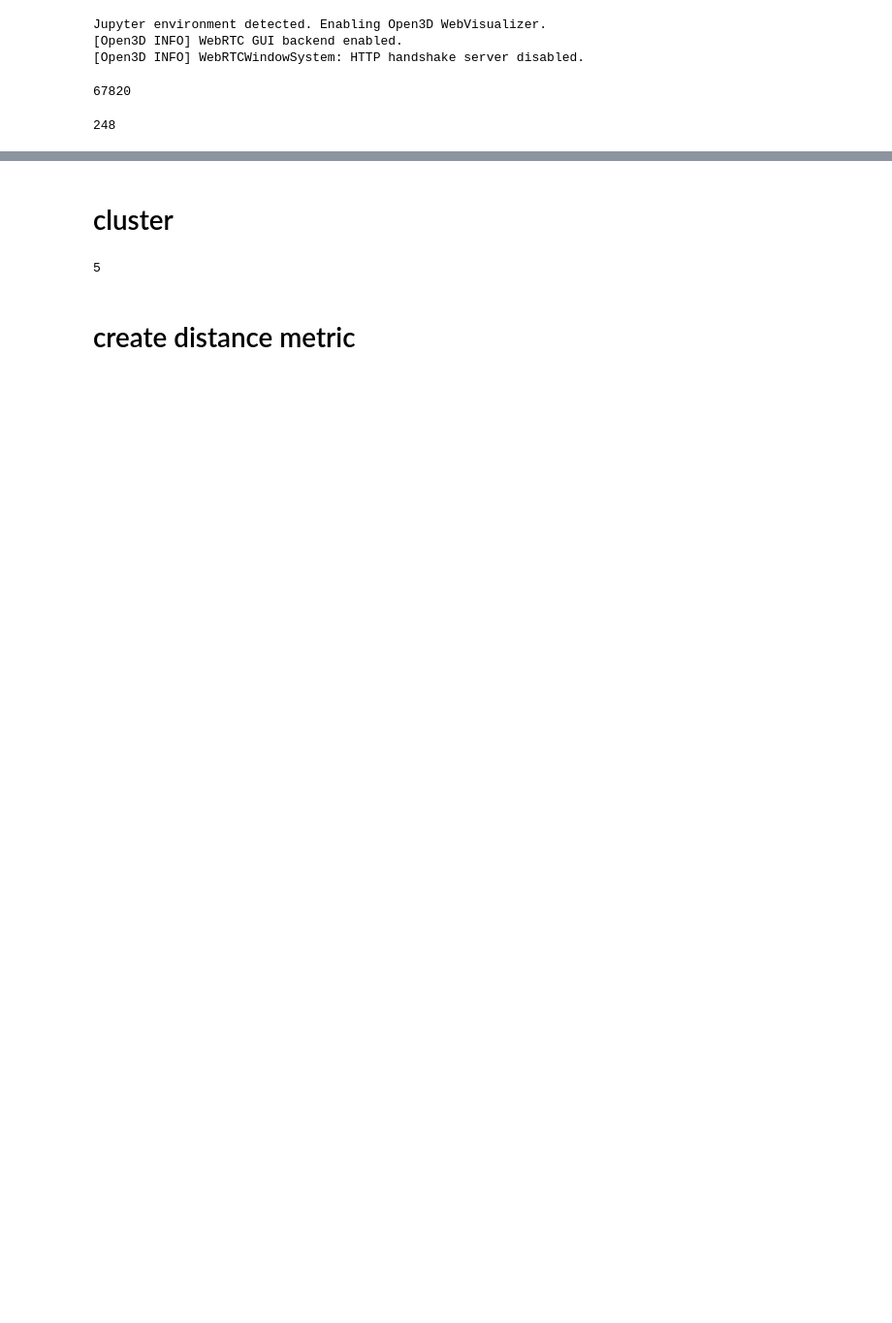
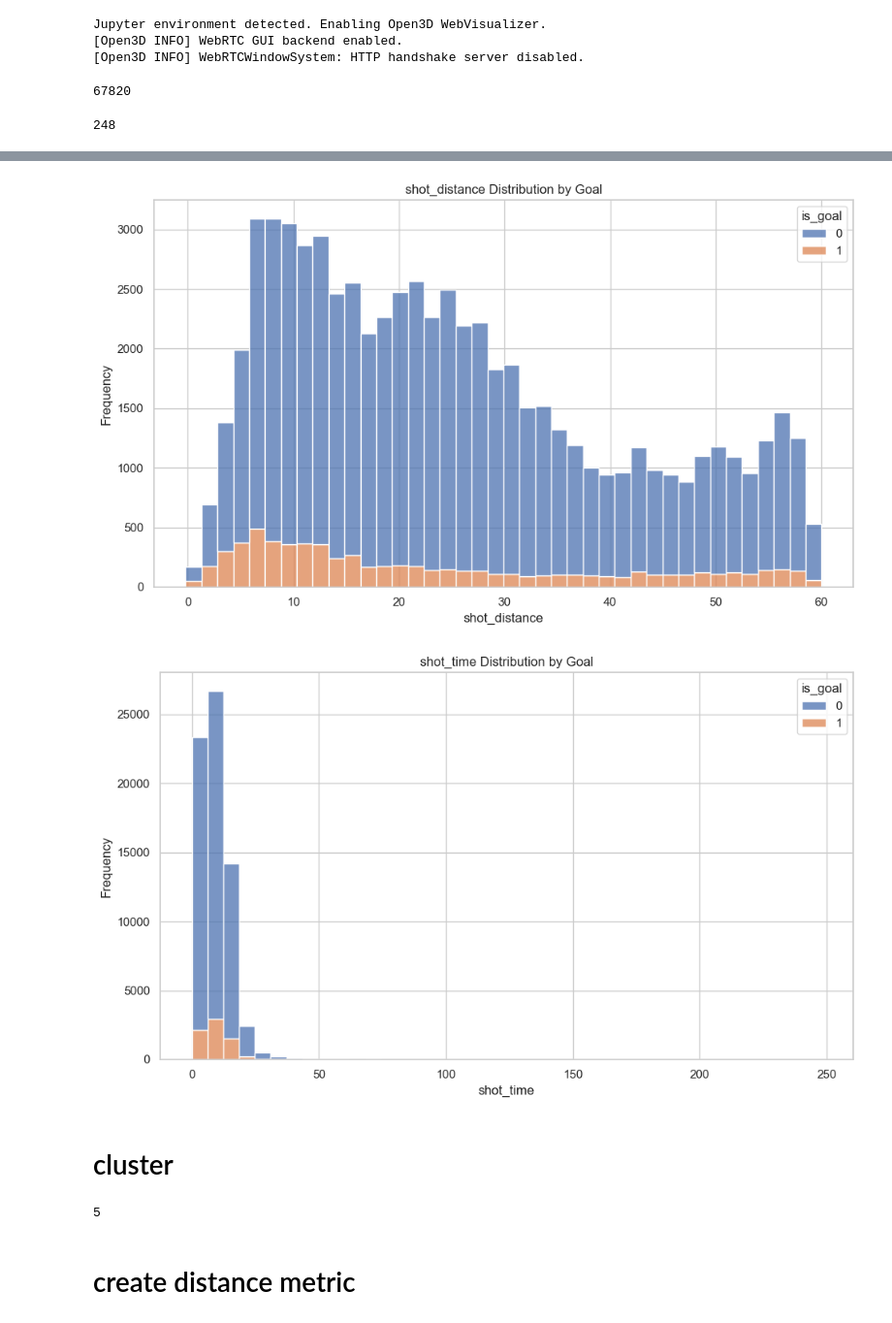
Before and after one commit to royzohar2/Soccer_DS, a Jupyter notebook: main.ipynb, the cells around one changed output, grey strips where cells are left out. Shown at 97% size. Drawn from its saved outputs; the diff is of its cells as text; code cells hidden in the pictures; blank space fills up the shorter version.

```diff
--- a/main.ipynb
+++ b/main.ipynb
@@ -47,3 +178,23 @@ max_time
+# %%
+# Set the style of seaborn
+sns.set(style="whitegrid")
+columns = ["shot_distance" , "shot_time"]
+for c in columns:
+    # Plot histogram for "shot_distance"
+    plt.figure(figsize=(10, 6))
+    sns.histplot(data=df, x=c, hue='is_goal', multiple='stack', bins=40)
+
+    plt.title(f'{c} Distribution by Goal')
+    plt.ylabel('Frequency')
+    plt.xlabel(c)
+    plt.tick_params(axis='x', rotation=0)
+
+    # Show the first histogram
+    plt.tight_layout()
+    plt.show()
+# %% [output]
+[figure, added]
+[figure, added]
 # %% [markdown]
 # cluster
 # %%
```
Also changed, not shown: parts of 17 cells of this notebook, 2 other files.
